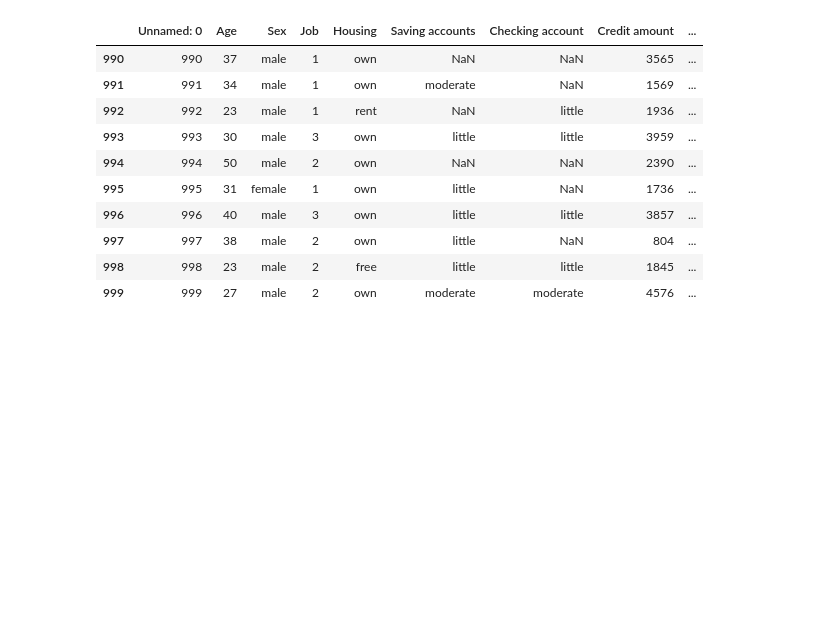
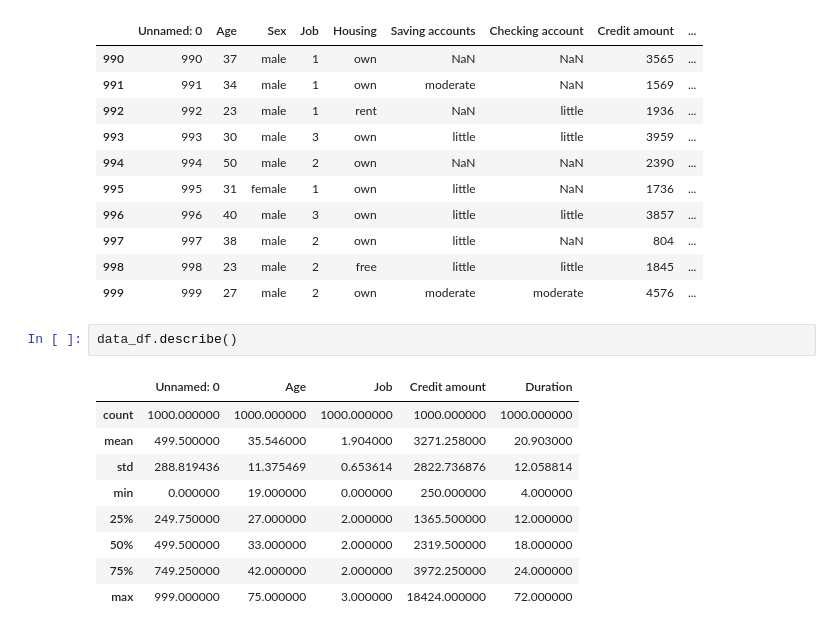
Before and after one commit to TC851/Data-Science-Credit-Risk-Prediction, a Jupyter notebook: Credit Risk Prediction.ipynb, the cells around one changed output. Cells and saved outputs as stored; diff of their text form; blank space fills up the shorter version.

```diff
--- a/Credit Risk Prediction.ipynb
+++ b/Credit Risk Prediction.ipynb
@@ -54,3 +55,15 @@ data_df.tail(10)
 | 997 | 997 | 38 | male | 2 | own | little | NaN | 804 | ... |
 | 998 | 998 | 23 | male | 2 | free | little | little | 1845 | ... |
 | 999 | 999 | 27 | male | 2 | own | moderate | moderate | 4576 | ... |
+# %%
+data_df.describe()
+# %% [output]
+|  | Unnamed: 0 | Age | Job | Credit amount | Duration |
+| count | 1000.000000 | 1000.000000 | 1000.000000 | 1000.000000 | 1000.000000 |
+| mean | 499.500000 | 35.546000 | 1.904000 | 3271.258000 | 20.903000 |
+| std | 288.819436 | 11.375469 | 0.653614 | 2822.736876 | 12.058814 |
+| min | 0.000000 | 19.000000 | 0.000000 | 250.000000 | 4.000000 |
+| 25% | 249.750000 | 27.000000 | 2.000000 | 1365.500000 | 12.000000 |
+| 50% | 499.500000 | 33.000000 | 2.000000 | 2319.500000 | 18.000000 |
+| 75% | 749.250000 | 42.000000 | 2.000000 | 3972.250000 | 24.000000 |
+| max | 999.000000 | 75.000000 | 3.000000 | 18424.000000 | 72.000000 |
```
Also changed, not shown: parts of 2 cells of this notebook.
